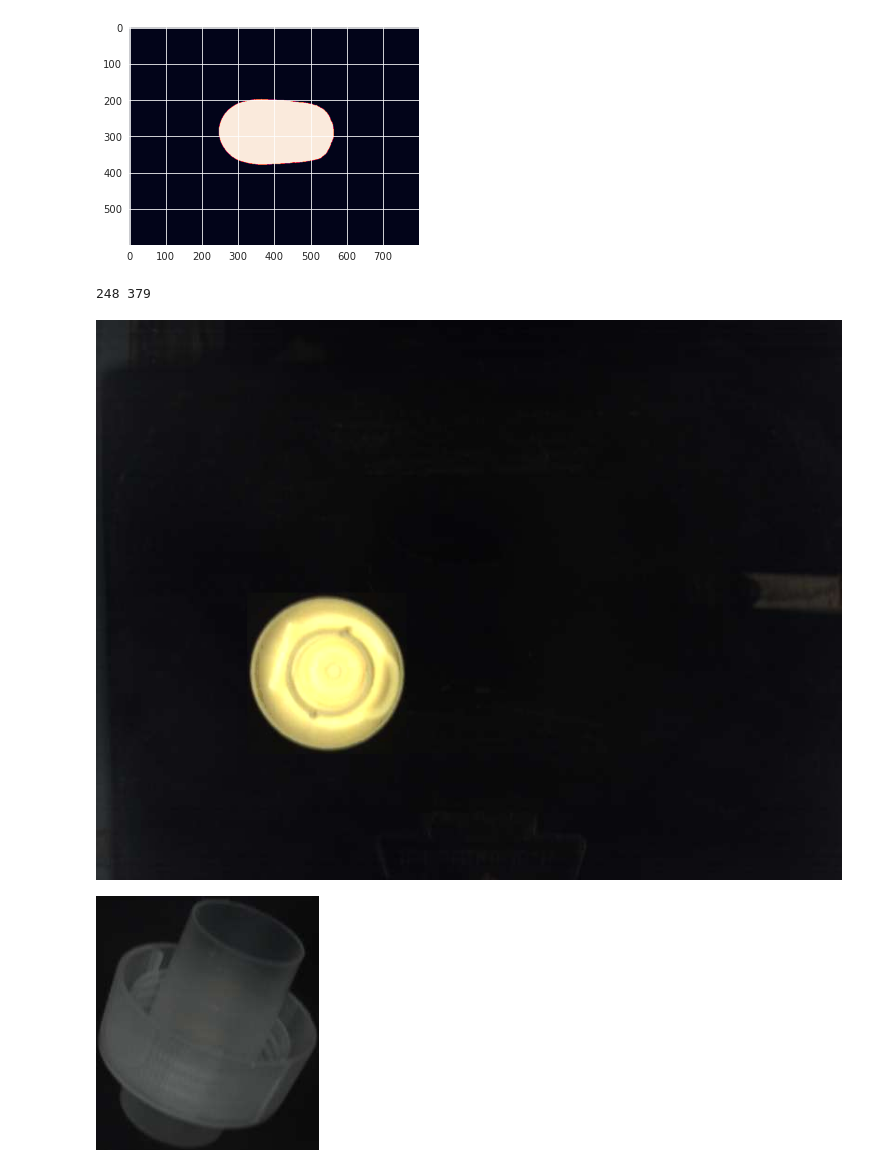
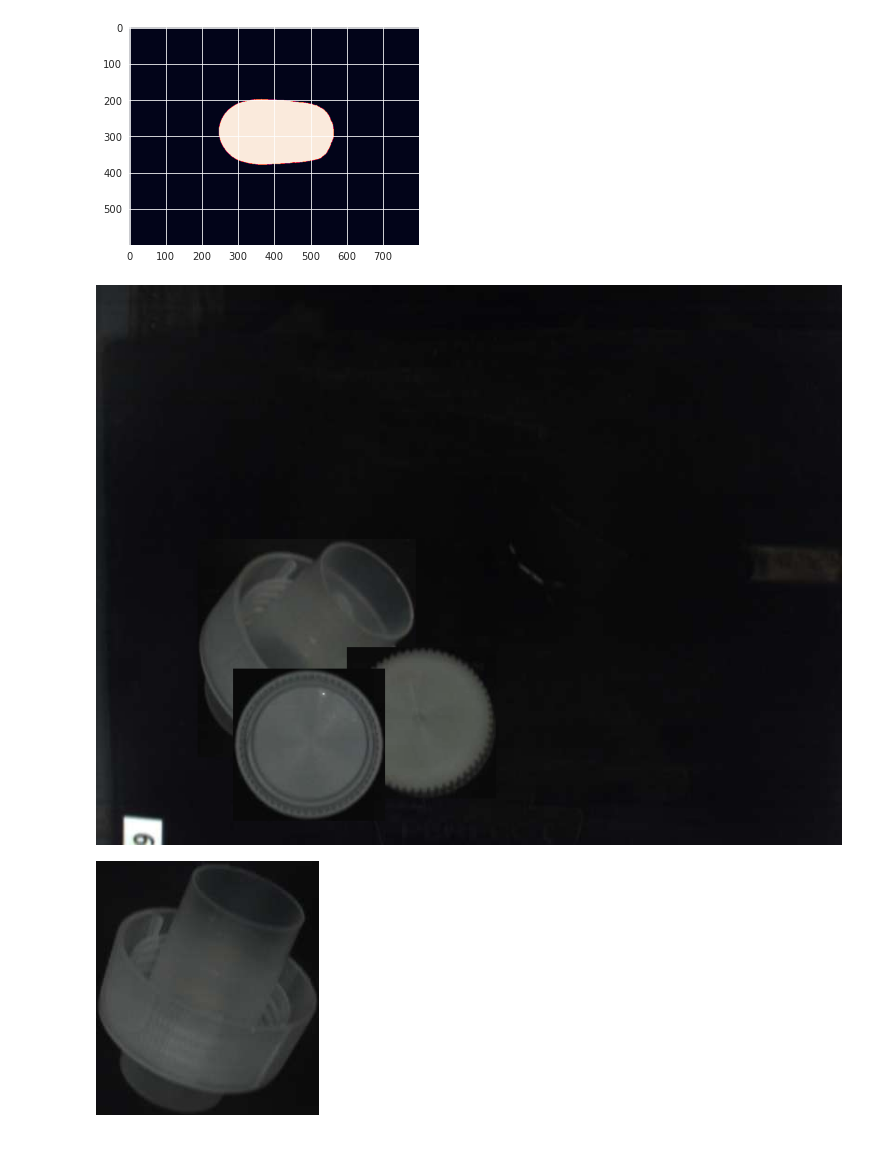
Before and after one commit to eismont21/AnomaliesRecycling, a Jupyter notebook: notebooks/DataAugmentation.ipynb, the cells around one changed output. Drawn from its saved outputs; the diff is of its cells as text; code cells hidden in the pictures.

Commit message:
add data augmemntation functionality

```diff
--- a/notebooks/DataAugmentation.ipynb
+++ b/notebooks/DataAugmentation.ipynb
@@ -48,9 +48,7 @@ from IPython.display import display
 def show_cv(img_in):
     img = cv2.cvtColor(img_in, cv2.COLOR_BGR2RGB) # Converting BGR to RGB
     display(Image.fromarray(img))
-# %%
-x, y = dataAugm.get_random_position()
-show_cv(dataAugm.masks[3].copy_and_paste(dataAugm.get_random_background(), x, y))
-# %% [output]
-248 379
-[figure, removed]
+# %%
+show_cv(dataAugm.copy_and_paste(3))
+# %% [output]
+[figure, added]
```
Also changed, not shown: parts of 11 cells of this notebook, 2 other files.
